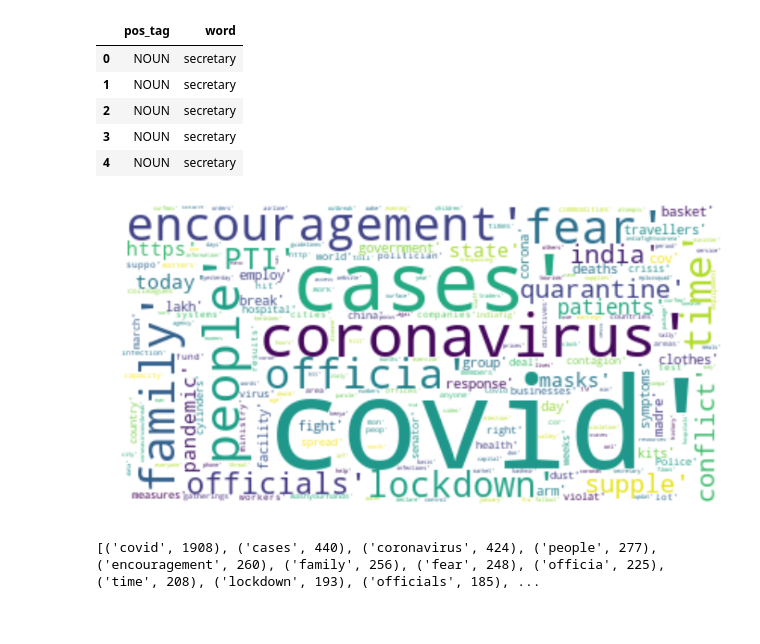
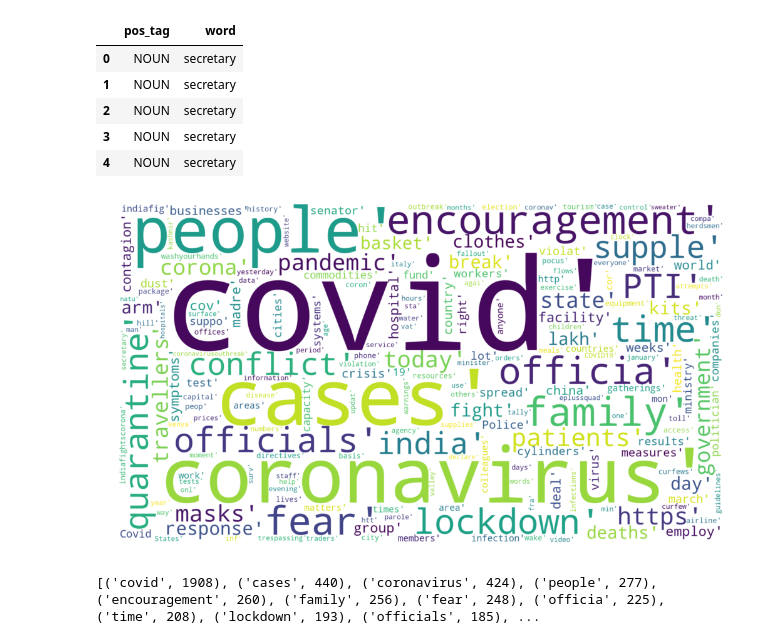
Before and after one commit to subhasisj/python-projects, a Jupyter notebook: Machine_Learning_Projects/COVID-19/Notebooks/Gaining_Insights_from_news_and_tweets.ipynb, the cells around one changed output. Cells and saved outputs as stored; diff of their text form; code cells hidden in the pictures.

Commit message:
WordCloud

```diff
--- a/Machine_Learning_Projects/COVID-19/Notebooks/Gaining_Insights_from_news_and_tweets.ipynb
+++ b/Machine_Learning_Projects/COVID-19/Notebooks/Gaining_Insights_from_news_and_tweets.ipynb
@@ -305,16 +305,18 @@ all_noun_words =list(flatten(tags_noun.word.values))
 # %%
 from wordcloud import WordCloud
 import matplotlib.pyplot as plt
 %matplotlib inline
 
+def generate_word_cloud(words):
+    wordcloud = WordCloud(background_color = 'white',collocations=False,width=1920, height=1080).generate(str(words))
+    plt.figure(figsize= (20,10))
+    plt.imshow(wordcloud, interpolation='bilinear')
+    plt.axis("off")
+    plt.show()
 
-wordcloud = WordCloud(background_color = 'white',collocations=False).generate(str(all_noun_words))
-plt.figure(figsize= (12,8))
-plt.imshow(wordcloud, interpolation='bilinear')
-plt.axis("off")
-plt.show()
+generate_word_cloud(all_noun_words)
 # %% [output]
-[figure, old version]
+[figure, new version]
 # %%
 from collections import Counter
 
```
Also changed, not shown: parts of 1 cell of this notebook.
